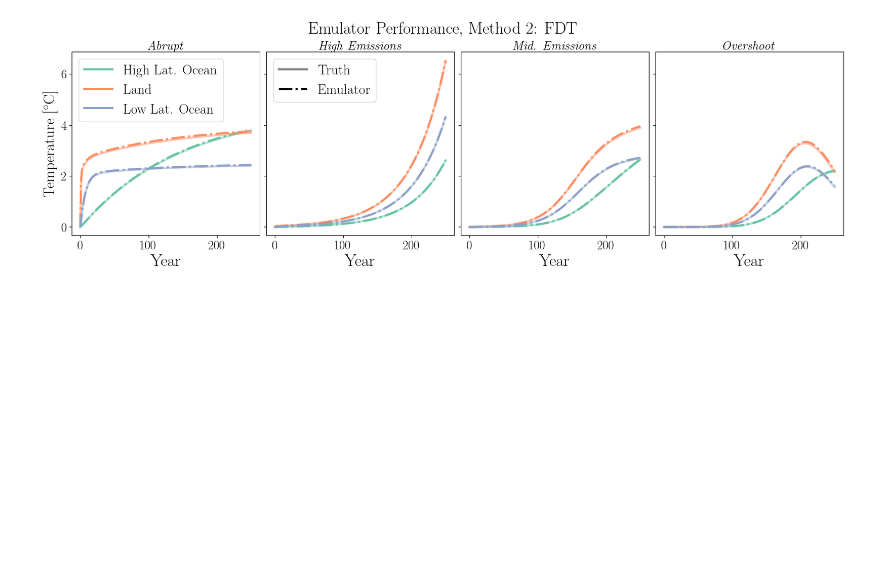
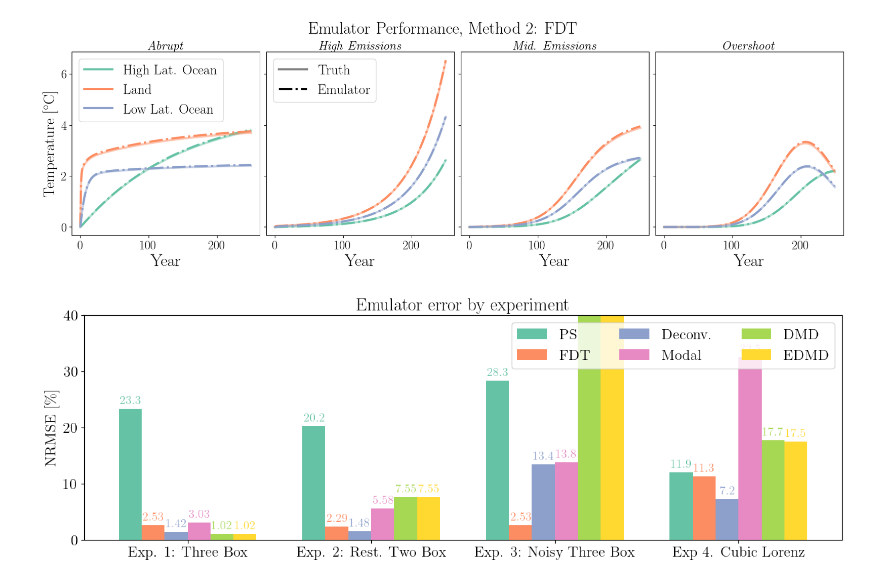
Before and after one commit to cbwomack/SCM_Emulators, a Jupyter notebook: paper_plots.ipynb, the cells around one changed output. Cells and saved outputs as stored; diff of their text form; code cells hidden in the pictures; blank space fills up the shorter version.

```diff
--- a/paper_plots.ipynb
+++ b/paper_plots.ipynb
@@ -316,3 +316,75 @@ for method in ['1_PS','2_FDT','3_deconv','4_fit','5_DMD','6_EDMD']:
     error_by_method[method].append(np.median(error_list_temp))
 
 error_by_method['6_EDMD'][1] = error_by_method['5_DMD'][1]
+# %%
+# --- Your Original Code (with modifications) ---
+error_by_method_b['2_FDT'][2] = error_by_method_b['2_FDT'][0]
+error_by_method_b['6_EDMD'][2] = error_by_method_b['5_DMD'][2]
+
+# To make the code modular for a 4th experiment, you can simply add
+# the new experiment to this tuple.
+experiments = ('Exp. 1: Three Box', 'Exp. 2: Rest. Two Box', 'Exp. 3: Noisy Three Box', 'Exp 4. Cubic Lorenz')
+methods = {
+    'PS': (error_by_method_b['1_PS']),
+    'FDT': (error_by_method_b['2_FDT']),
+    'Deconv.': (error_by_method_b['3_deconv']),
+    'Modal': (error_by_method_b['4_fit']),
+    'DMD': (error_by_method_b['5_DMD']),
+    'EDMD': (error_by_method_b['6_EDMD']),
+}
+
+cluster_spacing = 0.8
+x = np.arange(len(experiments)) * cluster_spacing
+width = 0.1  # the width of the bars
+multiplier = 0
+
+fig, ax = plt.subplots(layout='constrained')
+
+# Create a color iterator from the colormap
+colors = iter(brewer2_light.colors)
+
+for attribute, measurement in methods.items():
+    offset = width * multiplier
+    color = next(colors)
+    rects = ax.bar(x + offset, measurement, width, label=attribute, color=color)
+
+    # Add bar labels with 2 significant digits and matching color
+    for rect in rects:
+        height = rect.get_height()
+        # Check for 'nan' data to label as 'N/a'
+        if np.isnan(height):
+            label_text = 'N/a'
+            # Position 'N/a' at the baseline (y=0)
+            y_pos = 0
+        else:
+            label_text = f'{height:.3g}'
+            y_pos = height
+
+        ax.annotate(label_text,
+                    xy=(rect.get_x() + rect.get_width() / 2, y_pos),
+                    xytext=(0, 3),  # 3 points vertical offset
+                    textcoords="offset points",
+                    ha='center', va='bottom',
+                    color=color,
+                    fontsize=13)
+    multiplier += 1
+
+# --- Fixes and Improvements ---
+
+# 1. Centered x-axis labels
+# The position of the tick is the center of the group of bars
+num_methods = len(methods)
+tick_pos = x + width * (num_methods - 1) / 2
+ax.set_xticks(tick_pos)
+ax.set_xticklabels(experiments)
+
+
+# Add some text for labels, title and custom x-axis tick labels, etc.
+ax.set_ylabel(r'NRMSE [\%]')
+ax.set_title('Emulator error by experiment')
+ax.legend(loc='upper right', ncols=3)
+ax.set_ylim(0, 40)
+
+plt.show()
+# %% [output]
+[figure, added]
```
Also changed, not shown: parts of 10 cells of this notebook, 9 other files.
